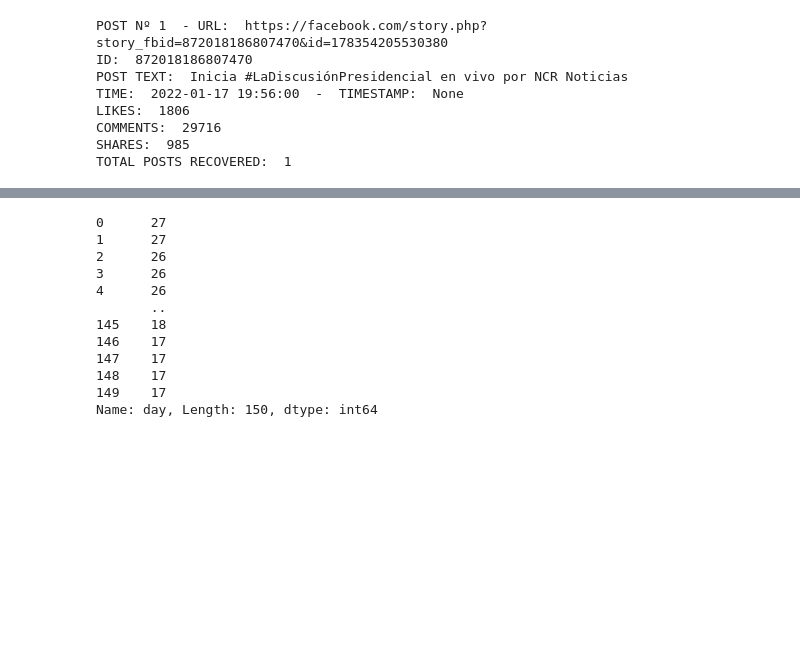
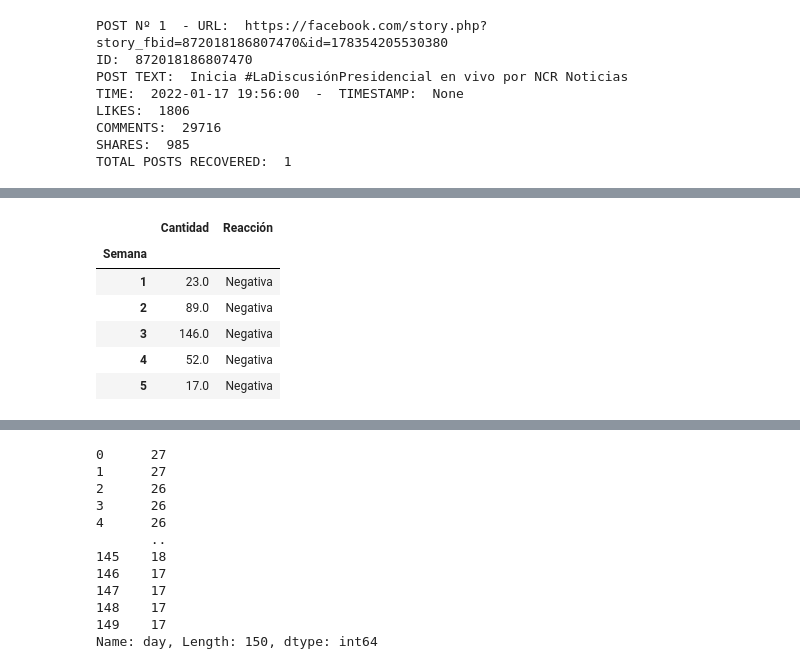
Before and after one commit to rafaelmata357/Daily-coding, a Jupyter notebook: facebook_scrapper.ipynb, the cells around one changed output, grey strips where cells are left out. Cells and saved outputs as stored; diff of their text form; code cells hidden in the pictures; blank space fills up the shorter version.

```diff
--- a/facebook_scrapper.ipynb
+++ b/facebook_scrapper.ipynb
@@ -211,0 +198,10 @@ df.groupby('data')['likes'].mean().plot()
+# %%
+df_negativas
+# %% [output]
+|  | Cantidad | Reacción |
+| Semana |  |  |
+| 1 | 23.0 | Negativa |
+| 2 | 89.0 | Negativa |
+| 3 | 146.0 | Negativa |
+| 4 | 52.0 | Negativa |
+| 5 | 17.0 | Negativa |
```
Also changed, not shown: parts of 21 cells of this notebook.
